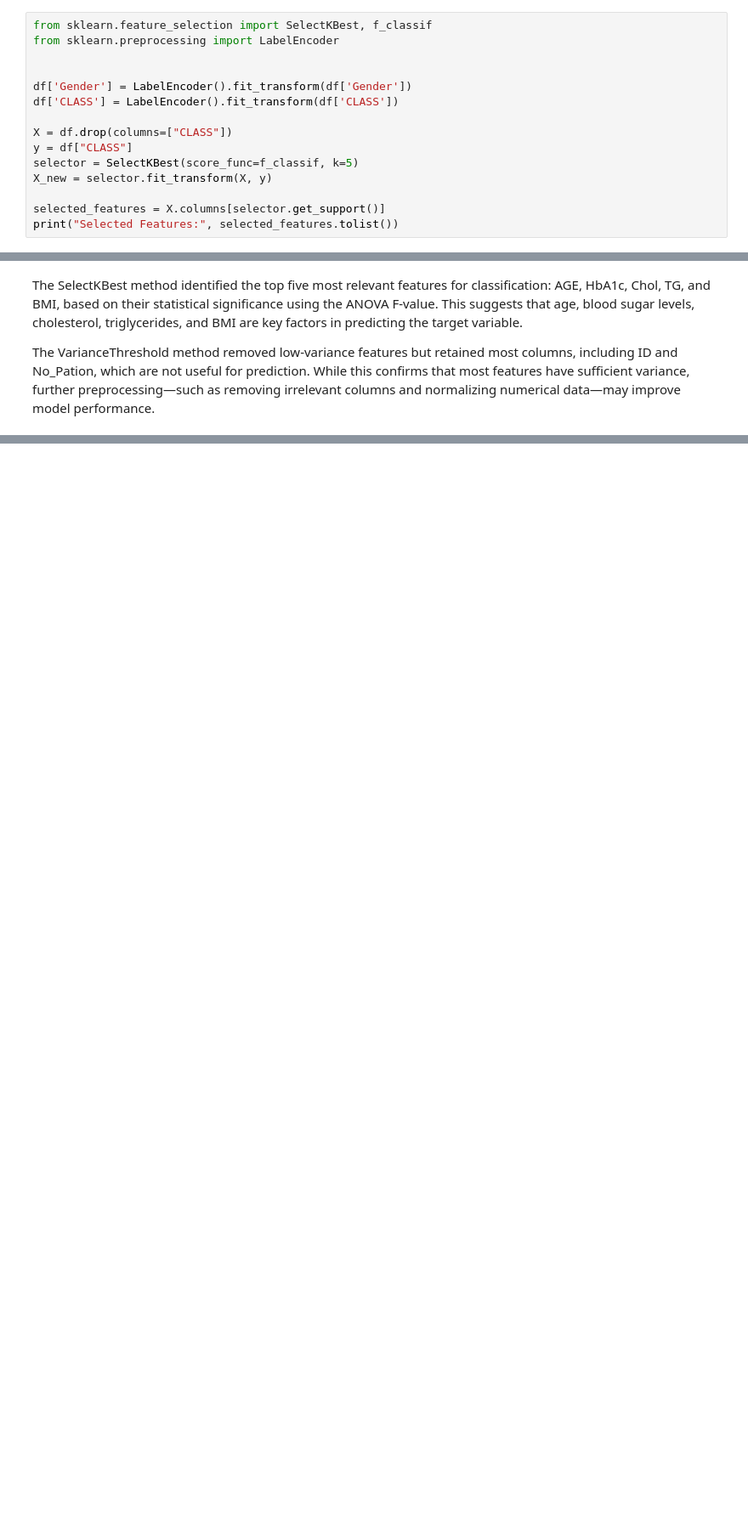
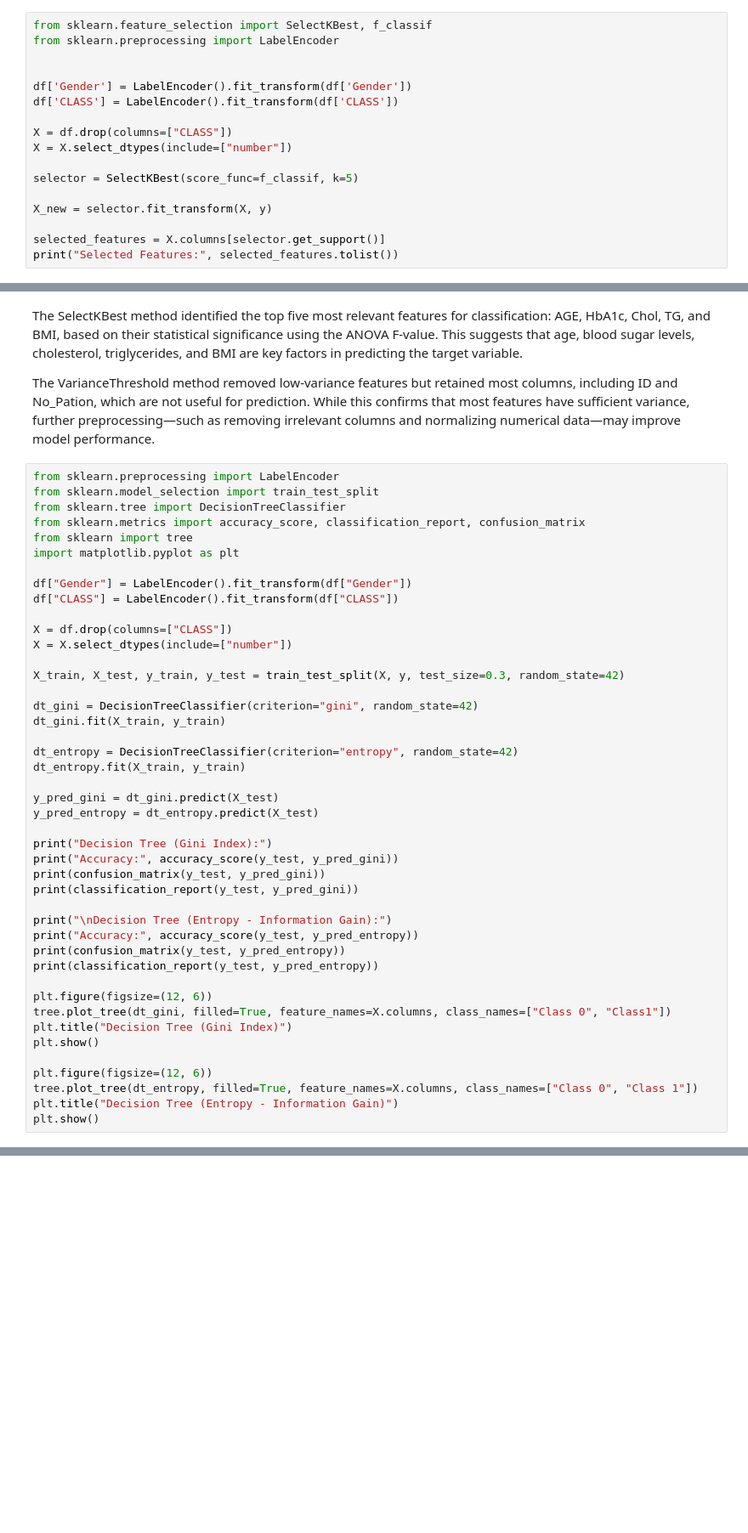
Before and after one commit to falwa-alkhalifah/Mining-project, a Jupyter notebook: phase2.ipynb, the cells around one changed output, grey strips where cells are left out. Shown: that part at 85% size. Saved outputs shown, nothing was run; the diff lists cells and outputs as text; blank space fills up the shorter version.

```diff
--- a/phase2.ipynb
+++ b/phase2.ipynb
@@ -408,8 +408,10 @@ df['Gender'] = LabelEncoder().fit_transform(df['Gender'])
 df['CLASS'] = LabelEncoder().fit_transform(df['CLASS'])
 
 X = df.drop(columns=["CLASS"])
-y = df["CLASS"]
+X = X.select_dtypes(include=["number"])
+
 selector = SelectKBest(score_func=f_classif, k=5)
+
 X_new = selector.fit_transform(X, y)
 
 selected_features = X.columns[selector.get_support()]
@@ -430,3 +432,48 @@ Selected Features after Variance Threshold: ['ID', 'No_Pation', 'Gender', 'AGE',
 The SelectKBest method identified the top five most relevant features for classification: AGE, HbA1c, Chol, TG, and BMI, based on their statistical significance using the ANOVA F-value. This suggests that age, blood sugar levels, cholesterol, triglycerides, and BMI are key factors in predicting the target variable.
 
 The VarianceThreshold method removed low-variance features but retained most columns, including ID and No_Pation, which are not useful for prediction. While this confirms that most features have sufficient variance, further preprocessing—such as removing irrelevant columns and normalizing numerical data—may improve model performance.
+# %%
+from sklearn.preprocessing import LabelEncoder
+from sklearn.model_selection import train_test_split
+from sklearn.tree import DecisionTreeClassifier
+from sklearn.metrics import accuracy_score, classification_report, confusion_matrix
+from sklearn import tree
+import matplotlib.pyplot as plt
+
+df["Gender"] = LabelEncoder().fit_transform(df["Gender"])
+df["CLASS"] = LabelEncoder().fit_transform(df["CLASS"])
+
+X = df.drop(columns=["CLASS"])
+X = X.select_dtypes(include=["number"])
+
+X_train, X_test, y_train, y_test = train_test_split(X, y, test_size=0.3, random_state=42)
+
+dt_gini = DecisionTreeClassifier(criterion="gini", random_state=42)
+dt_gini.fit(X_train, y_train)
+
+dt_entropy = DecisionTreeClassifier(criterion="entropy", random_state=42)
+dt_entropy.fit(X_train, y_train)
+
+y_pred_gini = dt_gini.predict(X_test)
+y_pred_entropy = dt_entropy.predict(X_test)
+
+print("Decision Tree (Gini Index):")
+print("Accuracy:", accuracy_score(y_test, y_pred_gini))
+print(confusion_matrix(y_test, y_pred_gini))
+print(classification_report(y_test, y_pred_gini))
+
+print("\nDecision Tree (Entropy - Information Gain):")
+print("Accuracy:", accuracy_score(y_test, y_pred_entropy))
+print(confusion_matrix(y_test, y_pred_entropy))
+print(classification_report(y_test, y_pred_entropy))
+
+plt.figure(figsize=(12, 6))
+tree.plot_tree(dt_gini, filled=True, feature_names=X.columns, class_names=["Class 0", "Class1"])
+plt.title("Decision Tree (Gini Index)")
+plt.show()
+
+plt.figure(figsize=(12, 6))
+tree.plot_tree(dt_entropy, filled=True, feature_names=X.columns, class_names=["Class 0", "Class 1"])
+plt.title("Decision Tree (Entropy - Information Gain)")
+plt.show()
+# %% [output]
@@ -432,0 +498 @@ The VarianceThreshold method removed low-variance features but retained most col
+[figure, added]
```
Also changed, not shown: parts of 3 cells of this notebook.
